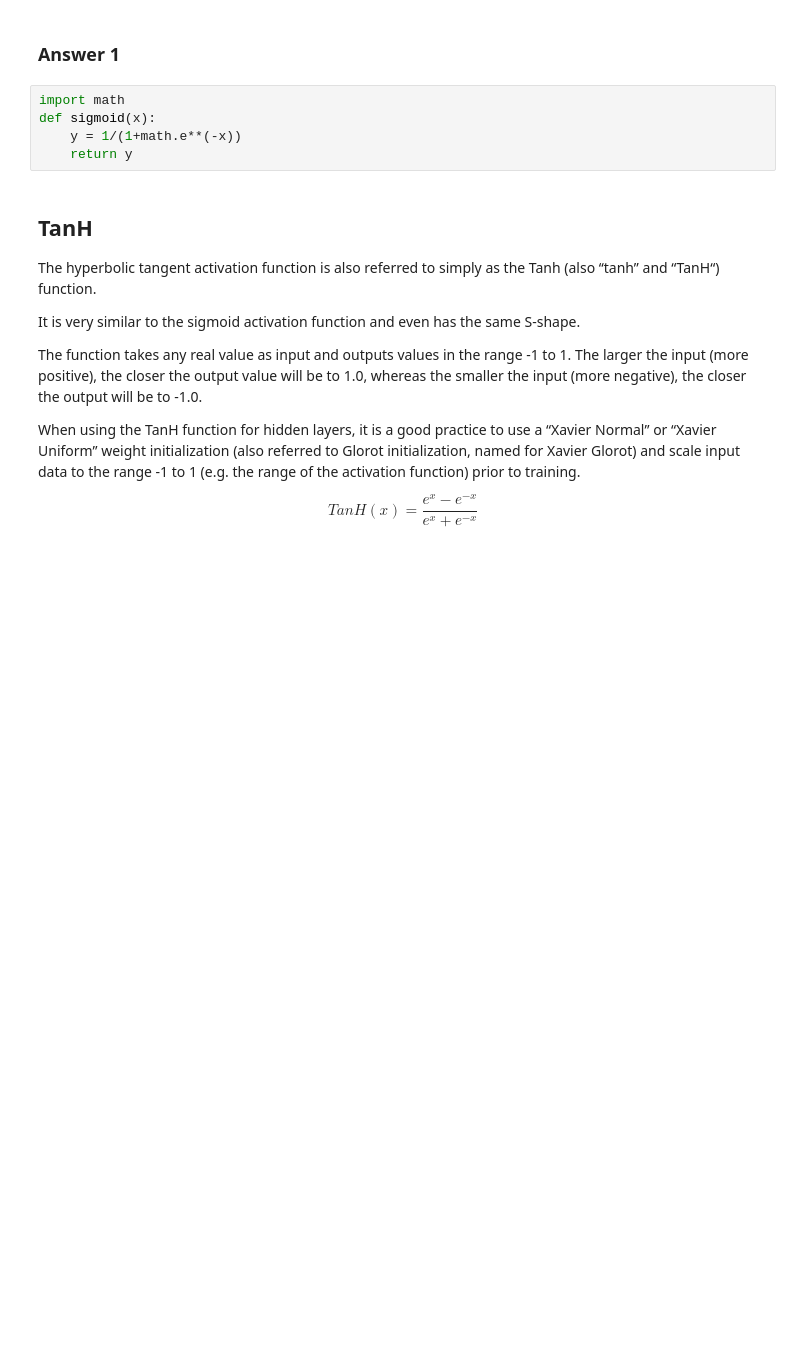
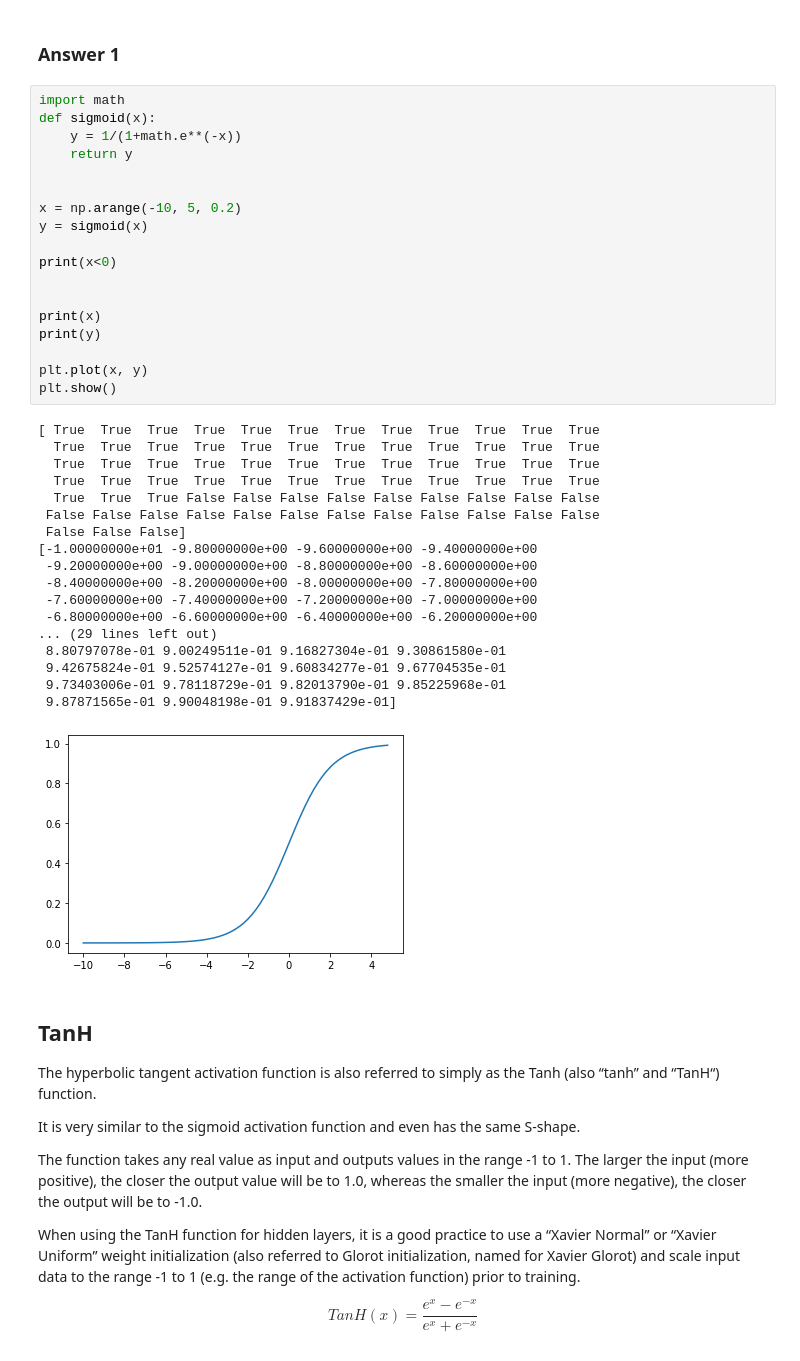
Before and after one commit to TheClassicTechno/FutureMakers2022, a Jupyter notebook: day10/Julia_Huang_of_Day_10_Introduction_to_Activation_Function_SV.ipynb, the cells around one changed output. Saved outputs shown, nothing was run; the diff lists cells and outputs as text; blank space fills up the shorter version.

```diff
--- a/day10/Julia_Huang_of_Day_10_Introduction_to_Activation_Function_SV.ipynb
+++ b/day10/Julia_Huang_of_Day_10_Introduction_to_Activation_Function_SV.ipynb
@@ -50,8 +46,40 @@ We have just mathematically defined Sigmoid, now you have to code it.
 # %%
 import math
 def sigmoid(x):
     y = 1/(1+math.e**(-x))
     return y
+
+
+x = np.arange(-10, 5, 0.2)
+y = sigmoid(x)
+
+print(x<0)
+
+
+print(x)
+print(y)
+
+plt.plot(x, y)
+plt.show()
+# %% [output]
+[ True  True  True  True  True  True  True  True  True  True  True  True
+  True  True  True  True  True  True  True  True  True  True  True  True
+  True  True  True  True  True  True  True  True  True  True  True  True
+  True  True  True  True  True  True  True  True  True  True  True  True
+  True  True  True False False False False False False False False False
+ False False False False False False False False False False False False
+ False False False]
+[-1.00000000e+01 -9.80000000e+00 -9.60000000e+00 -9.40000000e+00
+ -9.20000000e+00 -9.00000000e+00 -8.80000000e+00 -8.60000000e+00
+ -8.40000000e+00 -8.20000000e+00 -8.00000000e+00 -7.80000000e+00
+ -7.60000000e+00 -7.40000000e+00 -7.20000000e+00 -7.00000000e+00
+ -6.80000000e+00 -6.60000000e+00 -6.40000000e+00 -6.20000000e+00
+... (29 lines left out)
+ 8.80797078e-01 9.00249511e-01 9.16827304e-01 9.30861580e-01
+ 9.42675824e-01 9.52574127e-01 9.60834277e-01 9.67704535e-01
+ 9.73403006e-01 9.78118729e-01 9.82013790e-01 9.85225968e-01
+ 9.87871565e-01 9.90048198e-01 9.91837429e-01]
+[figure, added]
 # %% [markdown]
 ## TanH
 
```
Also changed, not shown: parts of 18 cells of this notebook.
